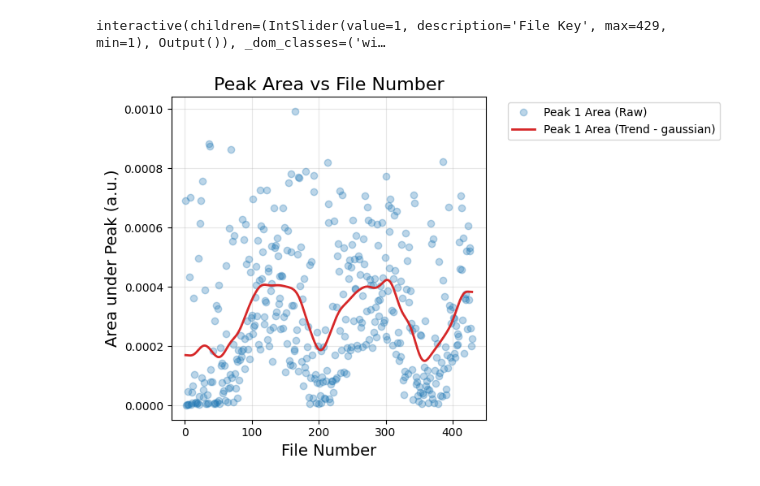
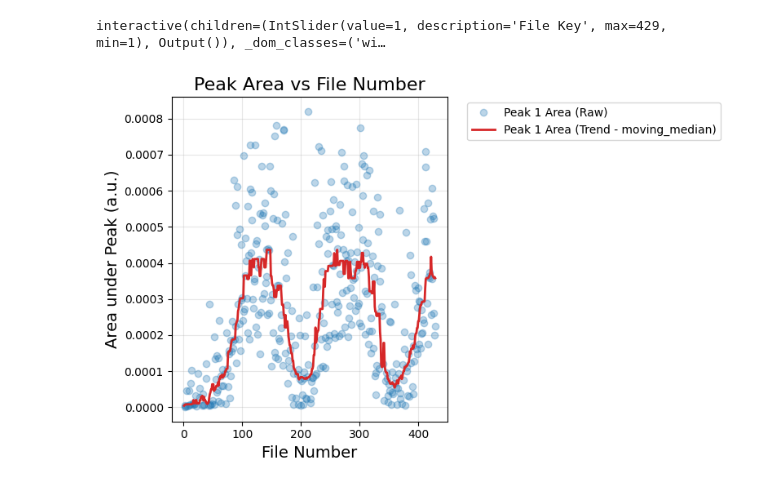
Before and after one commit to PronoyDutta/SAXS_WAXS, a Jupyter notebook: Final_Notebooks/main_analysis.ipynb, the cells around one changed output. Cells and saved outputs as stored; diff of their text form; code cells hidden in the pictures.

```diff
--- a/Final_Notebooks/main_analysis.ipynb
+++ b/Final_Notebooks/main_analysis.ipynb
@@ -655,6 +655,9 @@ Use the slider below to verify the curve fits across your dataset:
 interactive(children=(IntSlider(value=1, description='File Key', max=429, min=1), Output()), _dom_classes=('wi…
 # %%
 #plot_peak_areas(df_curves, window_length=41, smoothing_method='savgol', polyorder=3)
-plot_peak_areas(df_curves, window_length=15, smoothing_method='gaussian', gaussian_sigma=10.0)
+#plot_peak_areas(df_curves, window_length=15, smoothing_method='gaussian', gaussian_sigma=5.0)
+#plot_peak_areas(df_curves, window_length=25, smoothing_method='moving_average')
+
+plot_peak_areas(df_curves, window_length=25, smoothing_method='moving_median', filter_error_threshold=0.5)
 # %% [output]
-[figure, old version]
+[figure, new version]
```
Also changed, not shown: 1 other file.
